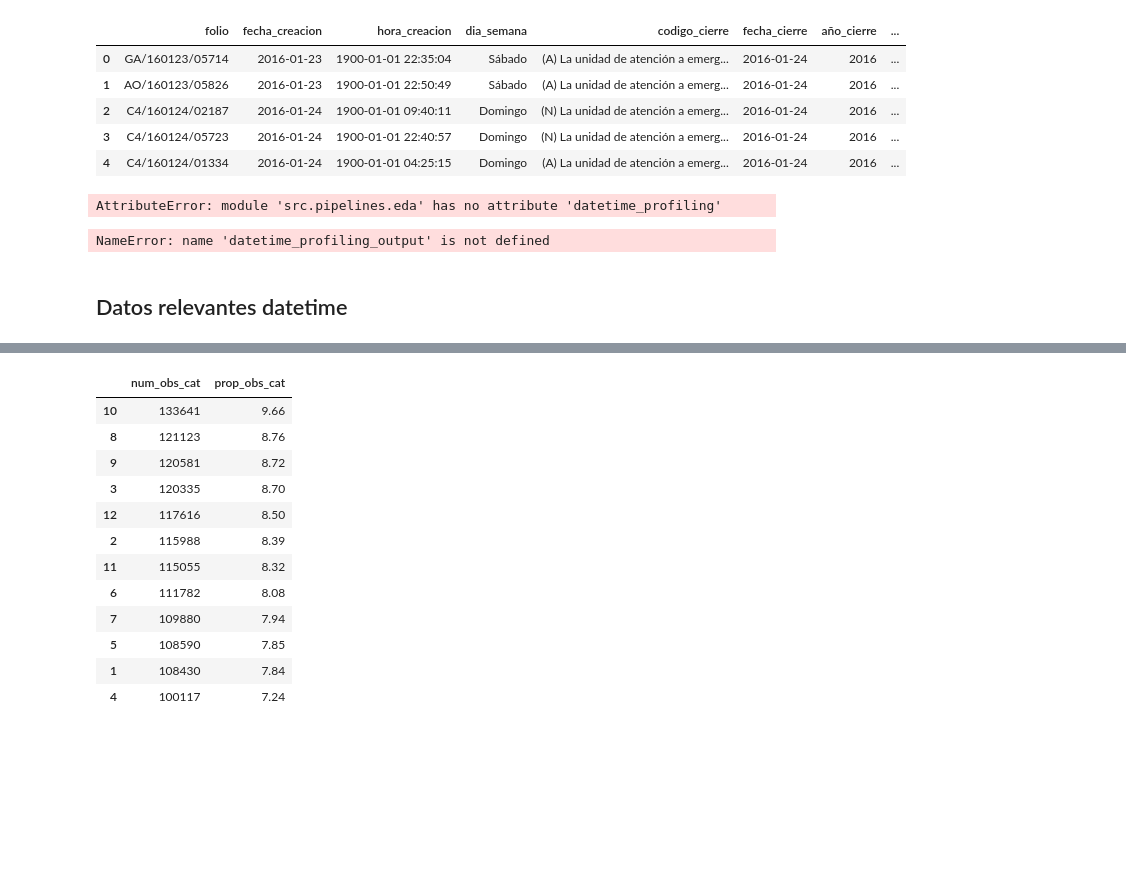
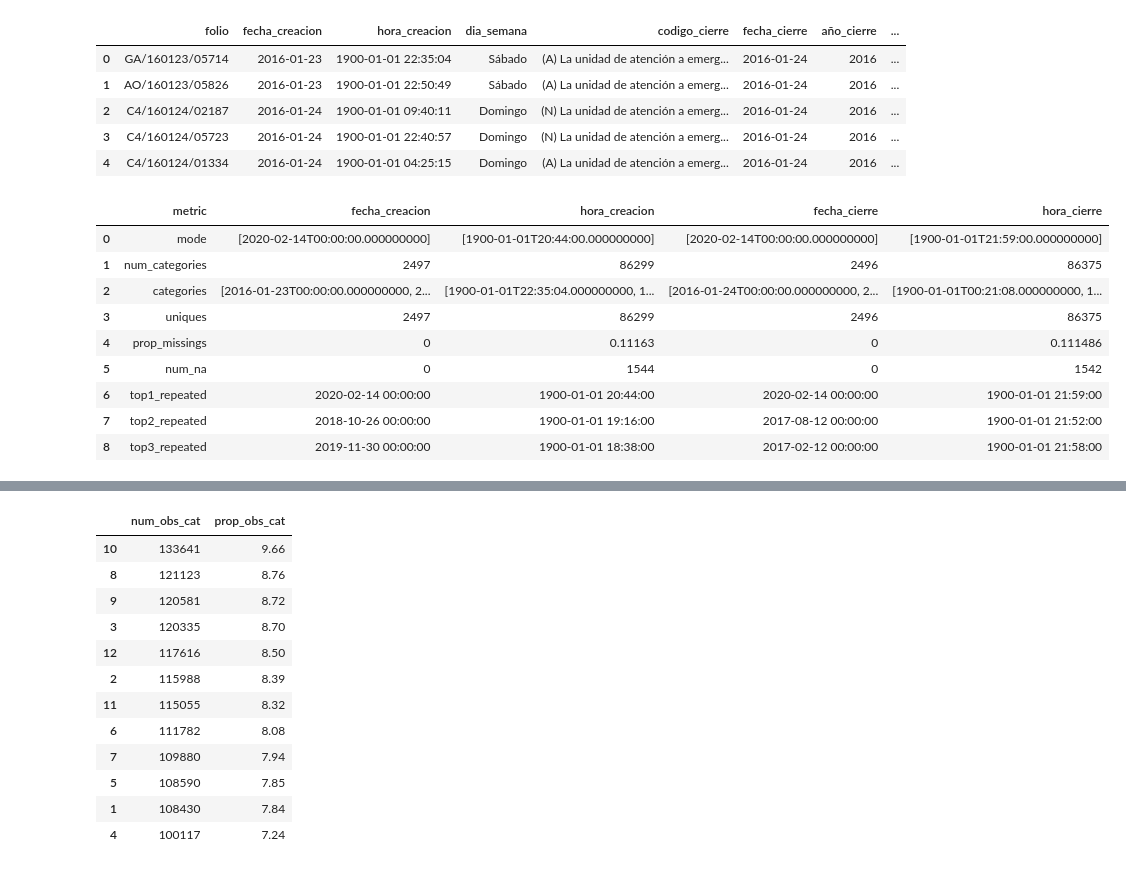
Before and after one commit to YusuriAR/Incidentes_c5, a Jupyter notebook: Proyecto1_Eq8_v1.ipynb, the cells around one changed output, grey strips where cells are left out. Drawn from its saved outputs; the diff is of its cells as text; code cells hidden in the pictures; blank space fills up the shorter version.

```diff
--- a/Proyecto1_Eq8_v1.ipynb
+++ b/Proyecto1_Eq8_v1.ipynb
@@ -557,16 +552,20 @@ def datetime_profiling(df, col):
     return profiling
 # %%
-profiling_dict = {}
-
-datetime_profiling_output = {elem: eda.datetime_profiling(c5, elem)\
-                            for elem in dc5}
+datetime_profiling_output = {elem: eda.category_profiling(c5, elem)\
+                             for elem in dc5}
-# %% [output]
-AttributeError: module 'src.pipelines.eda' has no attribute 'datetime_profiling'
 # %%
+datetime_profiling_output
 df_datetime_profiling = pd.DataFrame(datetime_profiling_output).reset_index()
 df_datetime_profiling.rename(columns={'index': 'metric'}, inplace=True)
 df_datetime_profiling
 # %% [output]
-NameError: name 'datetime_profiling_output' is not defined
+|  | metric | fecha_creacion | hora_creacion | fecha_cierre | hora_cierre |
+| 0 | mode | [2020-02-14T00:00:00.000000000] | [1900-01-01T20:44:00.000000000] | [2020-02-14T00:00:00.000000000] | [1900-01-01T21:59:00.000000000] |
+| 1 | num_categories | 2497 | 86299 | 2496 | 86375 |
+| 2 | categories | [2016-01-23T00:00:00.000000000, 2... | [1900-01-01T22:35:04.000000000, 1... | [2016-01-24T00:00:00.000000000, 2... | [1900-01-01T00:21:08.000000000, 1... |
+| 3 | uniques | 2497 | 86299 | 2496 | 86375 |
+| 4 | prop_missings | 0 | 0.11163 | 0 | 0.111486 |
+| 5 | num_na | 0 | 1544 | 0 | 1542 |
+| 6 | top1_repeated | 2020-02-14 00:00:00 | 1900-01-01 20:44:00 | 2020-02-14 00:00:00 | 1900-01-01 21:59:00 |
+| 7 | top2_repeated | 2018-10-26 00:00:00 | 1900-01-01 19:16:00 | 2017-08-12 00:00:00 | 1900-01-01 21:52:00 |
+| 8 | top3_repeated | 2019-11-30 00:00:00 | 1900-01-01 18:38:00 | 2017-02-12 00:00:00 | 1900-01-01 21:58:00 |
-# %% [markdown]
-## Datos relevantes datetime
```
Also changed, not shown: parts of 3 cells of this notebook.
